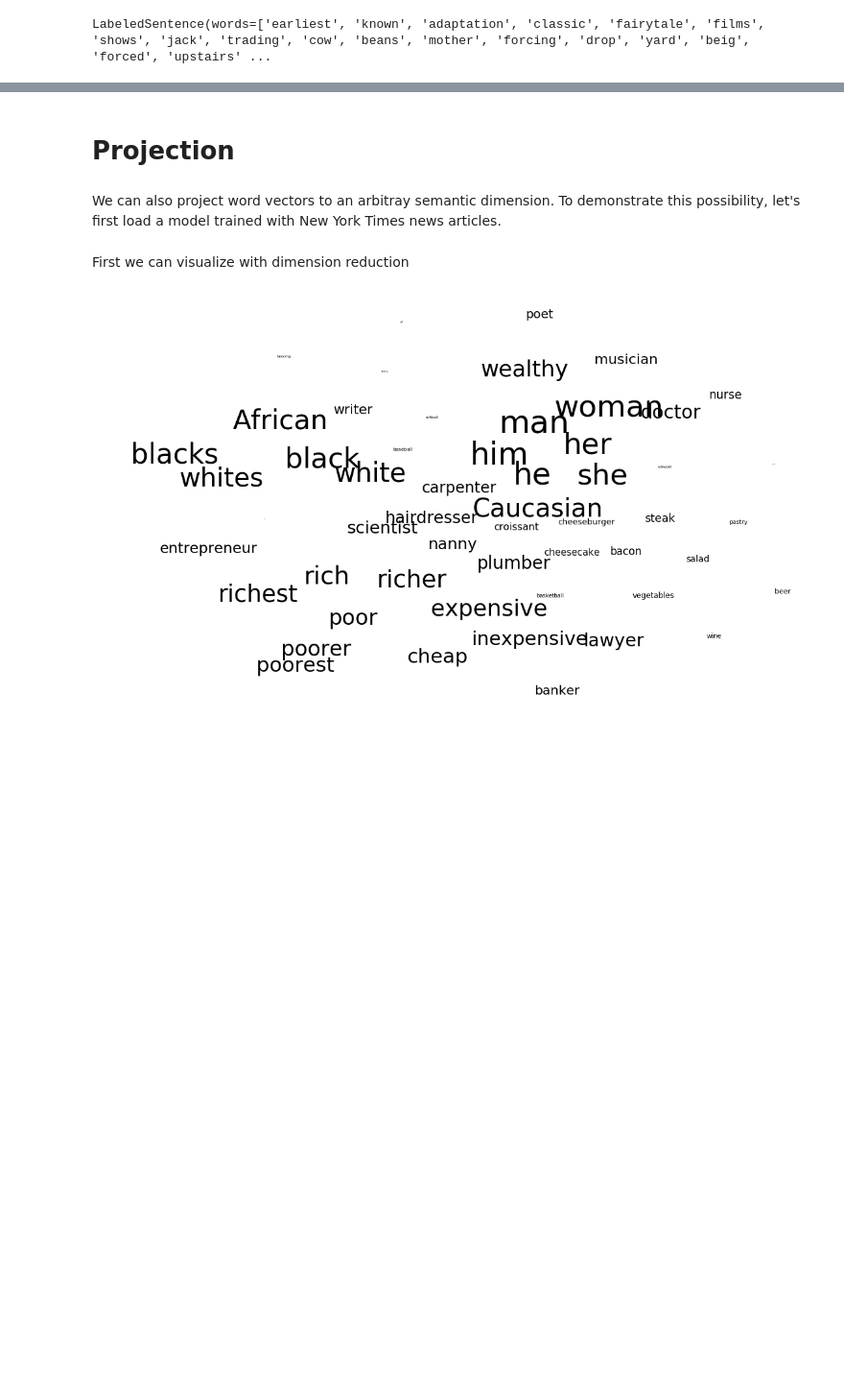
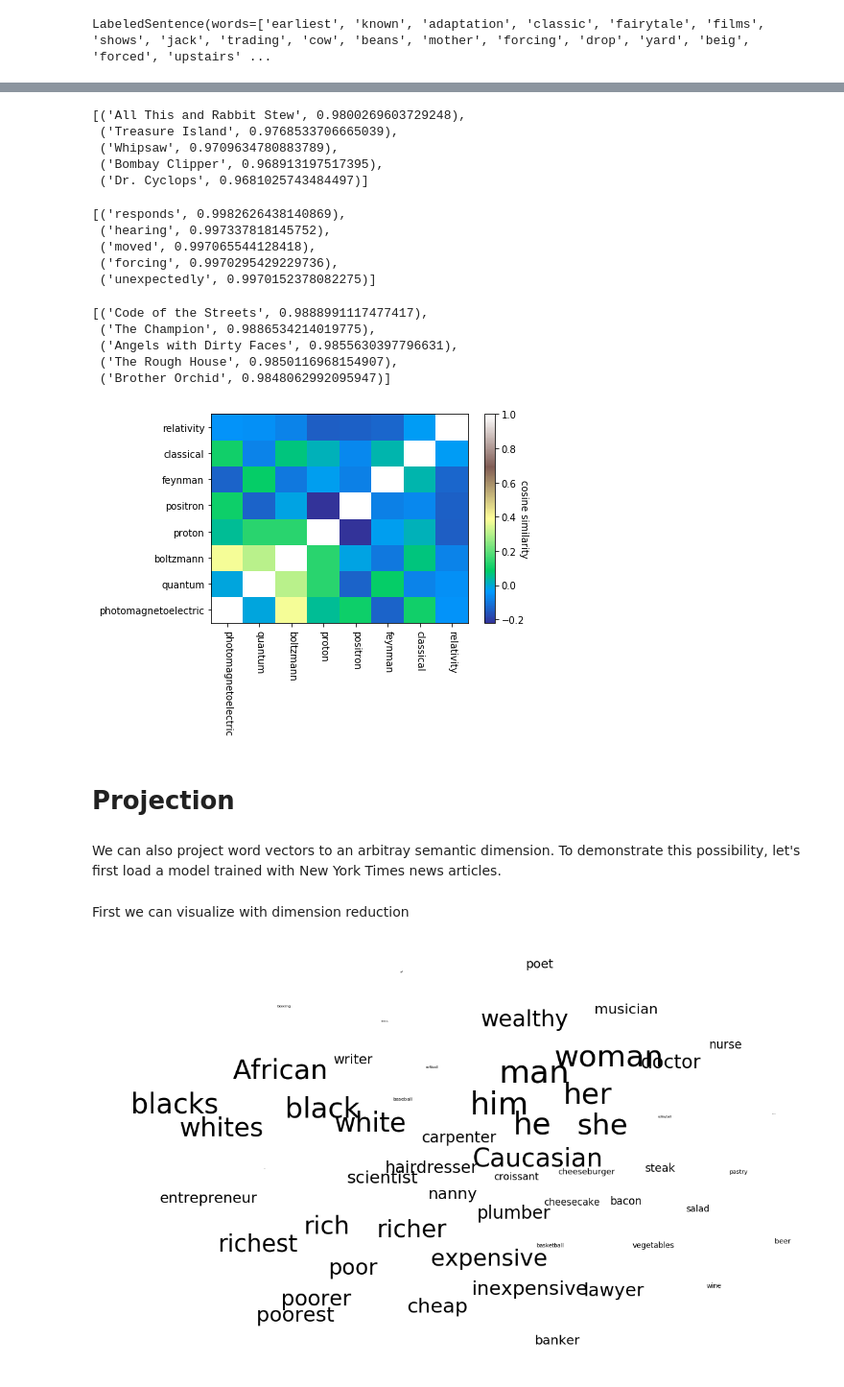
Before and after one commit to VivianQian19/Content-Analysis-2020, a Jupyter notebook: week-7/7-Vector-Space-Word-Embeddings.ipynb, the cells around one changed output, grey strips where cells are left out. Shown at 96% size. Drawn from its saved outputs; the diff is of its cells as text; code cells hidden in the pictures; blank space fills up the shorter version.

Commit message:
week 7 section 2 finished except heatmap

```diff
--- a/week-7/7-Vector-Space-Word-Embeddings.ipynb
+++ b/week-7/7-Vector-Space-Word-Embeddings.ipynb
@@ -925,0 +1014,71 @@ wikiD2V = gensim.models.doc2vec.Doc2Vec(wiki_df_2['TaggedPlots'], size = 100) #L
+# %%
+# look at documents similar to words
+
+wikiD2V.docvecs.most_similar([ wikiD2V['gun'] ], topn=5 )
+# %% [output]
+[('All This and Rabbit Stew', 0.9800269603729248),
+ ('Treasure Island', 0.9768533706665039),
+ ('Whipsaw', 0.9709634780883789),
+ ('Bombay Clipper', 0.968913197517395),
+ ('Dr. Cyclops', 0.9681025743484497)]
+# %%
+#look at top 5 words most similar to document
+wikiD2V.most_similar( [ wikiD2V.docvecs['Alice in Wonderland'] ], topn=5)
+# %% [output]
+[('responds', 0.9982626438140869),
+ ('hearing', 0.997337818145752),
+ ('moved', 0.997065544128418),
+ ('forcing', 0.9970295429229736),
+ ('unexpectedly', 0.9970152378082275)]
+# %%
+# top 5 documents most similar to multiple words
+wikiD2V.docvecs.most_similar([ wikiD2V['gun']+wikiD2V['death']+wikiD2V['town']], topn=5 )
+# %% [output]
+[('Code of the Streets', 0.9888991117477417),
+ ('The Champion', 0.9886534214019775),
+ ('Angels with Dirty Faces', 0.9855630397796631),
+ ('The Rough House', 0.9850116968154907),
+ ('Brother Orchid', 0.9848062992095947)]
+# %%
+heatmapMatrix = []
+for tagOuter in keywords:
+    column = []
+    tagVec = apsD2V.docvecs[tagOuter].reshape(1, -1)
+    for tagInner in keywords:
+        column.append(sklearn.metrics.pairwise.cosine_similarity(tagVec, apsD2V.docvecs[tagInner].reshape(1, -1))[0][0])
+    heatmapMatrix.append(column)
+heatmapMatrix = np.array(heatmapMatrix)
+
+fig, ax = plt.subplots()
+hmap = ax.pcolor(heatmapMatrix, cmap='terrain')
+cbar = plt.colorbar(hmap)
+
+cbar.set_label('cosine similarity', rotation=270)
+a = ax.set_xticks(np.arange(heatmapMatrix.shape[1]) + 0.5, minor=False)
+a = ax.set_yticks(np.arange(heatmapMatrix.shape[0]) + 0.5, minor=False)
+
+a = ax.set_xticklabels(keywords, minor=False, rotation=270)
+a = ax.set_yticklabels(keywords, minor=False)
+# %%
+# heatmap with keywords
+heatmapMatrix = []
+for tagOuter in movie_keywords:
+    column = []
+    tagVec = wikiD2V.docvecs[tagOuter].reshape(1, -1)
+    for tagInner in movie_keywords:
+        column.append(sklearn.metrics.pairwise.cosine_similarity(tagVec, wikiD2V.docvecs[tagInner].reshape(1, -1))[0][0])
+    heatmapMatrix.append(column)
+heatmapMatrix = np.array(heatmapMatrix)
+# %%
+fig, ax = plt.subplots()
+hmap = ax.pcolor(heatmapMatrix, cmap='terrain')
+cbar = plt.colorbar(hmap)
+
+cbar.set_label('cosine similarity', rotation=270)
+a = ax.set_xticks(np.arange(heatmapMatrix.shape[1]) + 0.5, minor=False)
+a = ax.set_yticks(np.arange(heatmapMatrix.shape[0]) + 0.5, minor=False)
+
+a = ax.set_xticklabels(keywords, minor=False, rotation=270)
+a = ax.set_yticklabels(keywords, minor=False)
+# %% [output]
+[figure, added]
```
Also changed, not shown: parts of 10 cells of this notebook.
